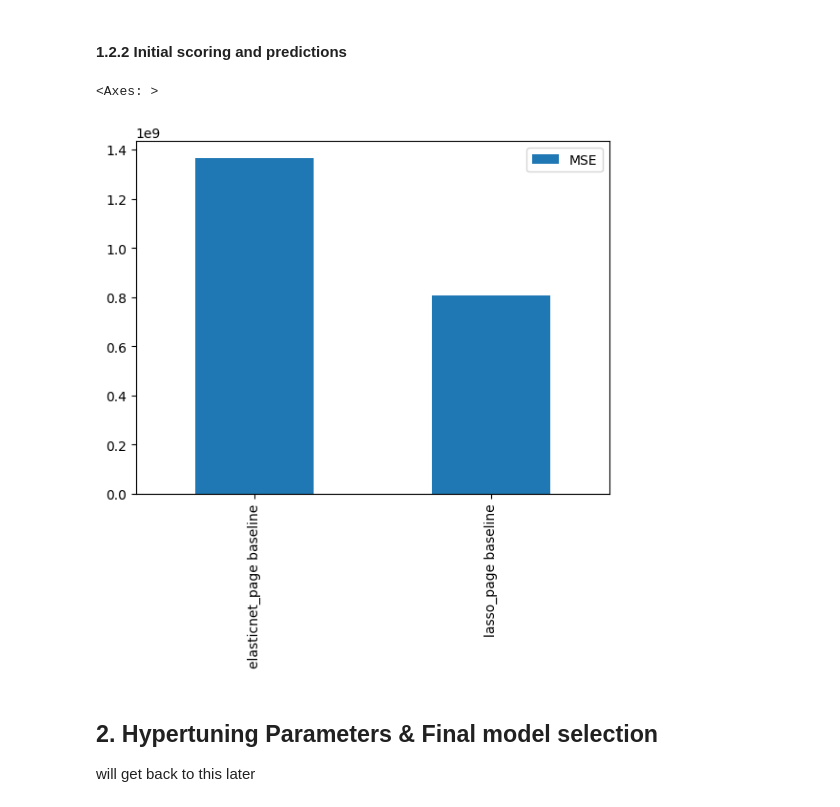
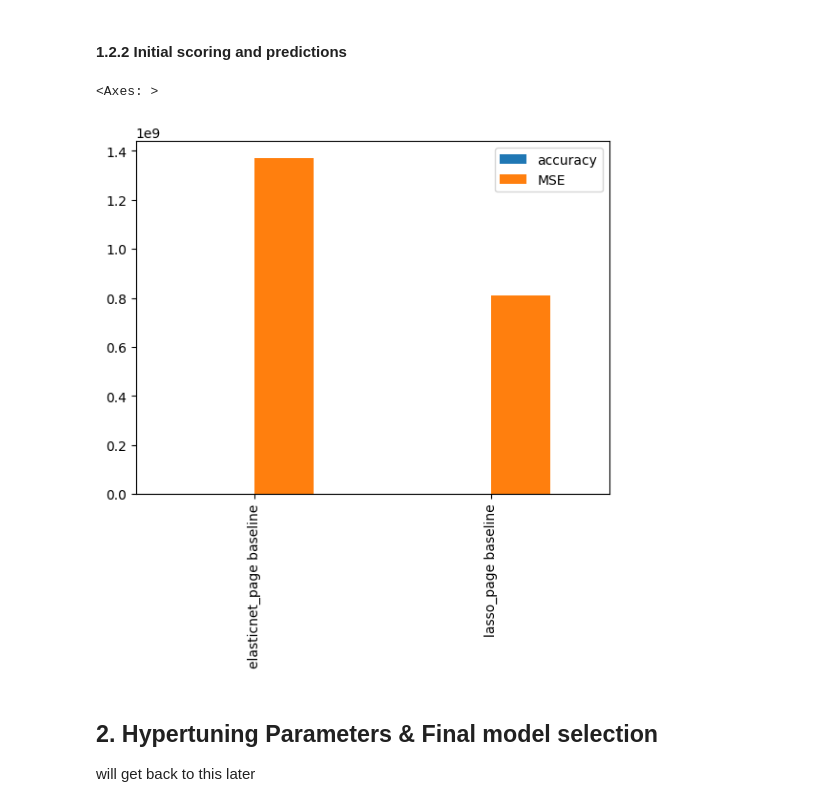
Before and after one commit to bcvilnrotter/kaggle-repos, a Jupyter notebook: house-prices-advanced-regression-techniques.ipynb, the cells around one changed output. Saved outputs shown, nothing was run; the diff lists cells and outputs as text; code cells hidden in the pictures.

```diff
--- a/house-prices-advanced-regression-techniques.ipynb
+++ b/house-prices-advanced-regression-techniques.ipynb
@@ -187,6 +194,18 @@ Electrical_FuseF       bool               0              2
 Electrical_FuseP       bool               0              2
 Electrical_Mix         bool               0              2
 Electrical_SBrkr       bool               0              2
+# %%
+# Drop the string features with the highest missing values
+list_of_columns_to_drop = [
+    'PoolQC',
+    'Fence',
+    'MiscFeature',
+    'FireplaceQu',
+    'MasVnrType',
+    'Alley'
+]
+homeprices_train = homeprices_train.drop(columns=list_of_columns_to_drop,axis=1)
+comparison_train = comparison_train.drop(list_of_columns_to_drop)
 # %%
 # Break the features into numerical and categorical
 numerical_features = []
@@ -293,11 +333,11 @@ for page in abacuss:
         }
     })
 # %%
-model_compare = pd.DataFrame(model_scores,index=['MSE'])
+model_compare = pd.DataFrame(model_scores,index=['accuracy','MSE'])
 model_compare.T.sort_values('MSE',ascending=False).plot.bar()
 # %% [output]
 <Axes: >
-[figure, old version]
+[figure, new version]
 # %% [markdown]
 ## 2. Hypertuning Parameters & Final model selection <a class='anchor' id='chapter2'></a>
 will get back to this later
```
Also changed, not shown: parts of 6 cells of this notebook.
